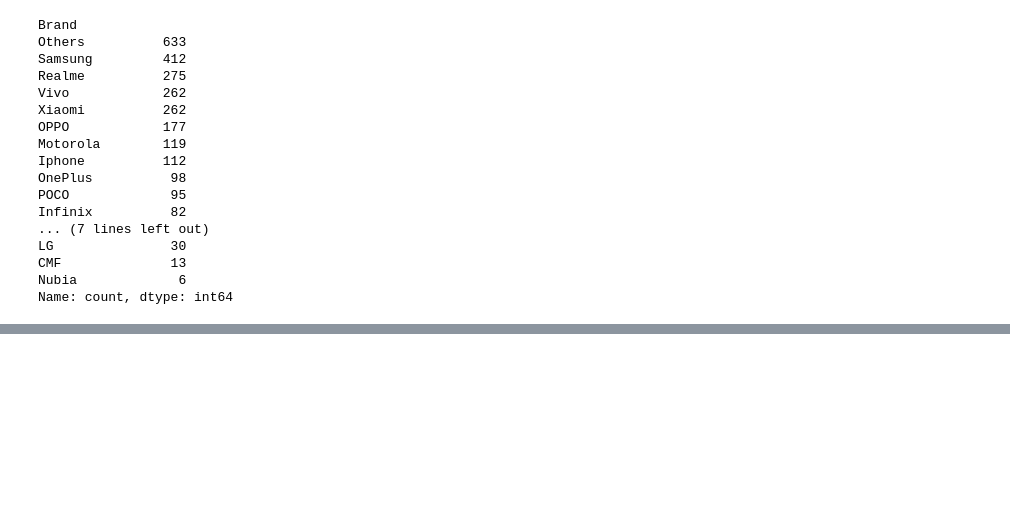
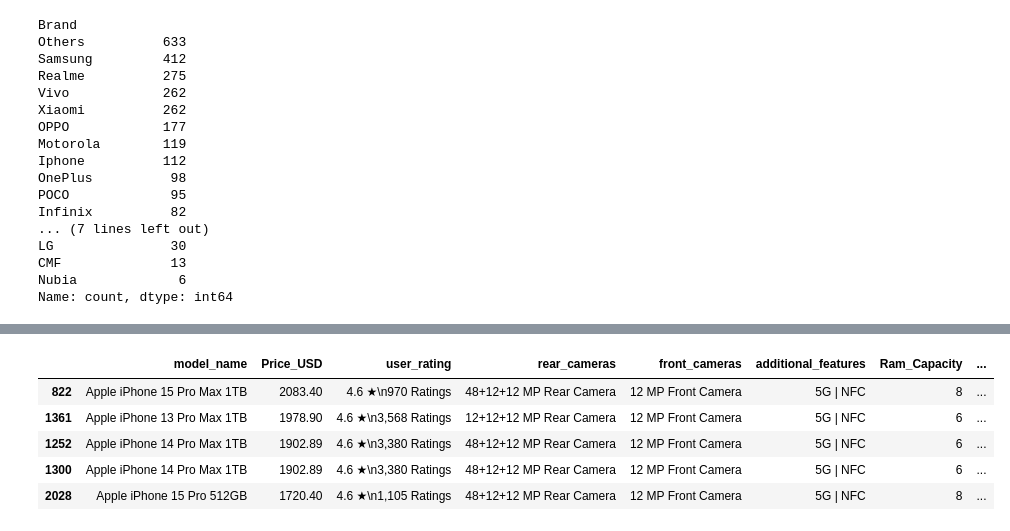
Before and after one commit to BOSU2905/Smartphone_Analysis, a Jupyter notebook: analyze.ipynb, the cells around one changed output, grey strips where cells are left out. Drawn from its saved outputs; the diff is of its cells as text; code cells hidden in the pictures; blank space fills up the shorter version.

```diff
--- a/analyze.ipynb
+++ b/analyze.ipynb
@@ -329,0 +339,9 @@ Name: count, dtype: int64
+# %%
+df[df['Brand'] == 'Iphone'].nlargest(5, 'Price_USD')
+# %% [output]
+|  | model_name | Price_USD | user_rating | rear_cameras | front_cameras | additional_features | Ram_Capacity | ... |
+| 822 | Apple iPhone 15 Pro Max 1TB | 2083.40 | 4.6 ★\n970 Ratings | 48+12+12 MP Rear Camera | 12 MP Front Camera | 5G | NFC | 8 | ... |
+| 1361 | Apple iPhone 13 Pro Max 1TB | 1978.90 | 4.6 ★\n3,568 Ratings | 12+12+12 MP Rear Camera | 12 MP Front Camera | 5G | NFC | 6 | ... |
+| 1252 | Apple iPhone 14 Pro Max 1TB | 1902.89 | 4.6 ★\n3,380 Ratings | 48+12+12 MP Rear Camera | 12 MP Front Camera | 5G | NFC | 6 | ... |
+| 1300 | Apple iPhone 14 Pro Max 1TB | 1902.89 | 4.6 ★\n3,380 Ratings | 48+12+12 MP Rear Camera | 12 MP Front Camera | 5G | NFC | 6 | ... |
+| 2028 | Apple iPhone 15 Pro 512GB | 1720.40 | 4.6 ★\n1,105 Ratings | 48+12+12 MP Rear Camera | 12 MP Front Camera | 5G | NFC | 8 | ... |
```
Also changed, not shown: parts of 1 cell of this notebook, 1 other file.
